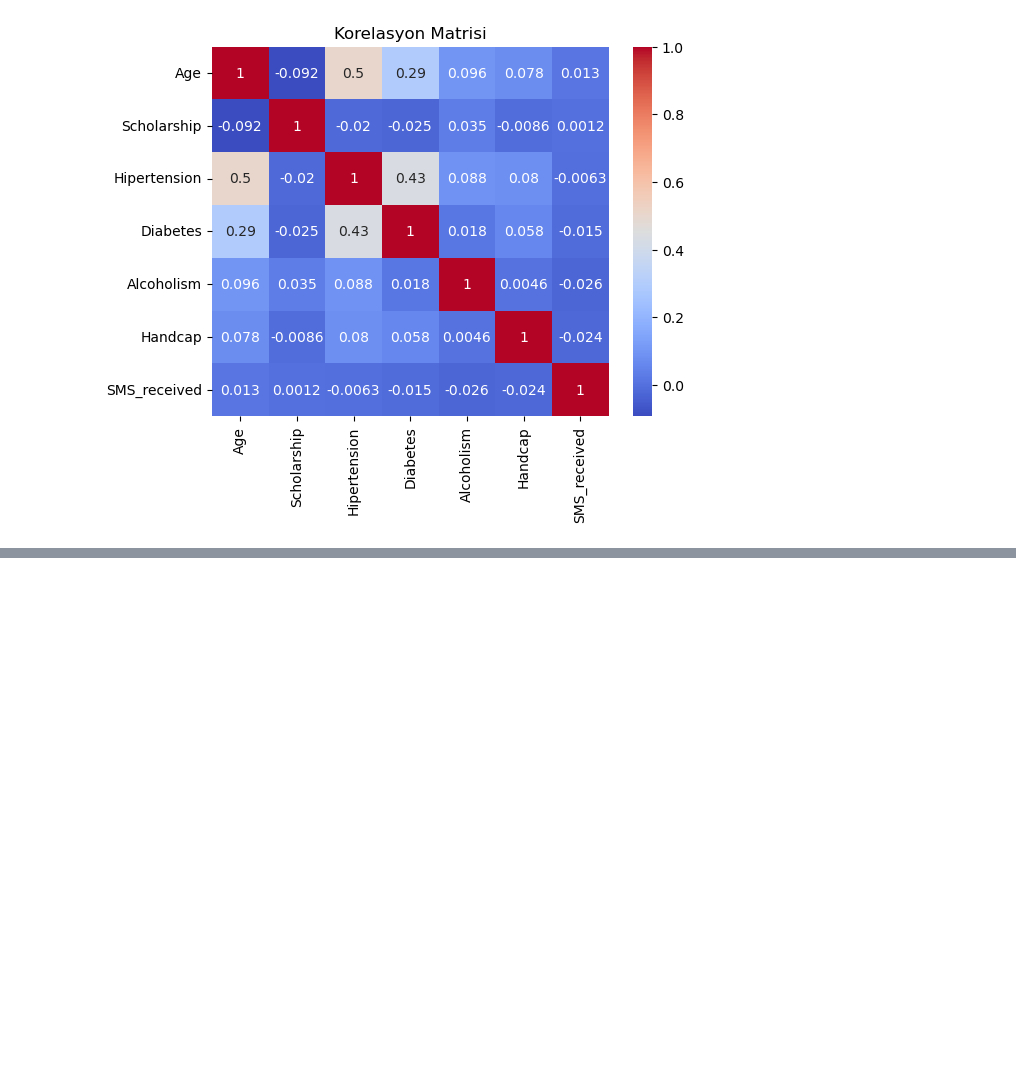
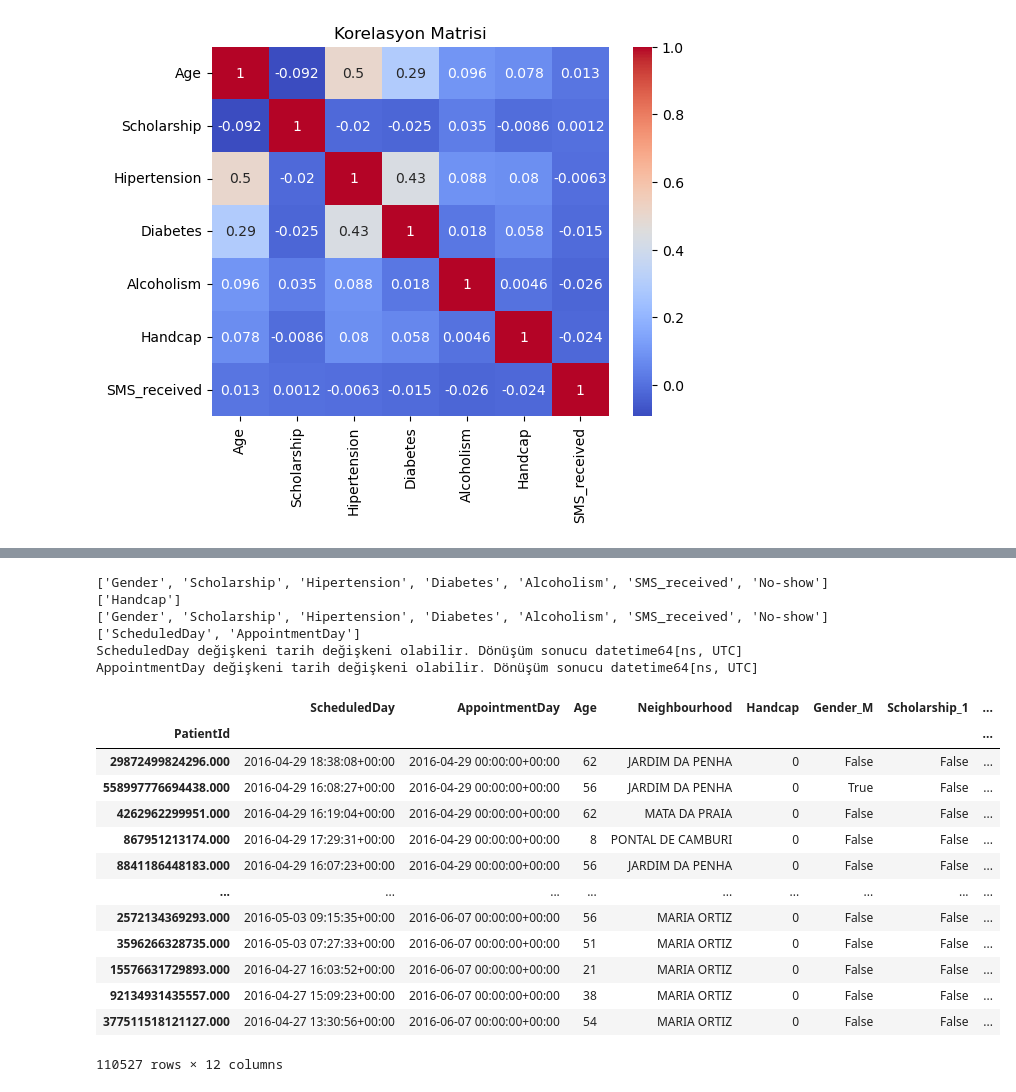
Before and after one commit to UstubecEmre/MedicalAppointmentML, a Jupyter notebook: medical_appointment.ipynb, the cells around one changed output, grey strips where cells are left out. Cells and saved outputs as stored; diff of their text form; code cells hidden in the pictures; blank space fills up the shorter version.

```diff
--- a/medical_appointment.ipynb
+++ b/medical_appointment.ipynb
@@ -346,0 +437,66 @@ Yukarıda görünene göre değişkenler arasında çok güçlü bir ilişki yok
+# %%
+# Label encoding or One Hot Encoding
+# One Hot Encoding
+binary_cols = [col for col in df_copy.columns if df_copy[col].nunique() == 2 and
+               df_copy[col].dtype == "O"]
+ohe_cols = [col for col in df_copy.columns if 10 > df_copy[col].nunique() >2 and
+               df_copy[col].dtype == "O"]
+
+print(binary_cols)
+print(ohe_cols)
+
+binary_cols_not_in_target = [col for col in binary_cols if "No-show" not in col]
+print(binary_cols)
+
+date_cols = ["ScheduledDay","AppointmentDay"]
+print(date_cols)
+
+"""
+İlkel bir şekilde gerçekleştirmeyi denersek ...
+for col in date_cols:
+    col = pd.to_datetime(df_copy[col])
+    print(f"{col} değişkeninin veri tipi {col.dtype} 'a dönüştürüldü")
+
+"""
+# in a programmatic way(Programatik bir şekilde)
+def object_to_datetime(dataframe, date_cols):
+     for col in date_cols:
+        try:
+            dataframe[col] = pd.to_datetime(dataframe[col], errors="coerce")
+            print(f"{col} değişkeni tarih değişkeni olabilir. Dönüşüm sonucu {dataframe[col].dtype}")
+        except (ValueError, TypeError) as err:
+            print(f"Dönüşüm Gerçekleştirilemedi. Hatanın nedeni de {err}")
+
+
+object_to_datetime(dataframe= df_copy, date_cols= date_cols)
+# %% [output]
+['Gender', 'Scholarship', 'Hipertension', 'Diabetes', 'Alcoholism', 'SMS_received', 'No-show']
+['Handcap']
+['Gender', 'Scholarship', 'Hipertension', 'Diabetes', 'Alcoholism', 'SMS_received', 'No-show']
+['ScheduledDay', 'AppointmentDay']
+ScheduledDay değişkeni tarih değişkeni olabilir. Dönüşüm sonucu datetime64[ns, UTC]
+AppointmentDay değişkeni tarih değişkeni olabilir. Dönüşüm sonucu datetime64[ns, UTC]
+# %%
+def one_hot_encoder(dataframe, binary_cols, drop_first = True):
+
+    dataframe = pd.get_dummies(dataframe, columns = binary_cols, drop_first= drop_first)
+    return dataframe
+
+one_hot_encoder(dataframe= df_copy, binary_cols =binary_cols)
+
+df_ohe = one_hot_encoder(dataframe= df_copy, binary_cols =binary_cols)
+# %% [output]
+|  | ScheduledDay | AppointmentDay | Age | Neighbourhood | Handcap | Gender_M | Scholarship_1 | ... |
+| PatientId |  |  |  |  |  |  |  | ... |
+| 29872499824296.000 | 2016-04-29 18:38:08+00:00 | 2016-04-29 00:00:00+00:00 | 62 | JARDIM DA PENHA | 0 | False | False | ... |
+| 558997776694438.000 | 2016-04-29 16:08:27+00:00 | 2016-04-29 00:00:00+00:00 | 56 | JARDIM DA PENHA | 0 | True | False | ... |
+| 4262962299951.000 | 2016-04-29 16:19:04+00:00 | 2016-04-29 00:00:00+00:00 | 62 | MATA DA PRAIA | 0 | False | False | ... |
+| 867951213174.000 | 2016-04-29 17:29:31+00:00 | 2016-04-29 00:00:00+00:00 | 8 | PONTAL DE CAMBURI | 0 | False | False | ... |
+| 8841186448183.000 | 2016-04-29 16:07:23+00:00 | 2016-04-29 00:00:00+00:00 | 56 | JARDIM DA PENHA | 0 | False | False | ... |
+| ... | ... | ... | ... | ... | ... | ... | ... | ... |
+| 2572134369293.000 | 2016-05-03 09:15:35+00:00 | 2016-06-07 00:00:00+00:00 | 56 | MARIA ORTIZ | 0 | False | False | ... |
+| 3596266328735.000 | 2016-05-03 07:27:33+00:00 | 2016-06-07 00:00:00+00:00 | 51 | MARIA ORTIZ | 0 | False | False | ... |
+| 15576631729893.000 | 2016-04-27 16:03:52+00:00 | 2016-06-07 00:00:00+00:00 | 21 | MARIA ORTIZ | 0 | False | False | ... |
+| 92134931435557.000 | 2016-04-27 15:09:23+00:00 | 2016-06-07 00:00:00+00:00 | 38 | MARIA ORTIZ | 0 | False | False | ... |
+| 377511518121127.000 | 2016-04-27 13:30:56+00:00 | 2016-06-07 00:00:00+00:00 | 54 | MARIA ORTIZ | 0 | False | False | ... |
+110527 rows × 12 columns
```
Also changed, not shown: parts of 10 cells of this notebook.
